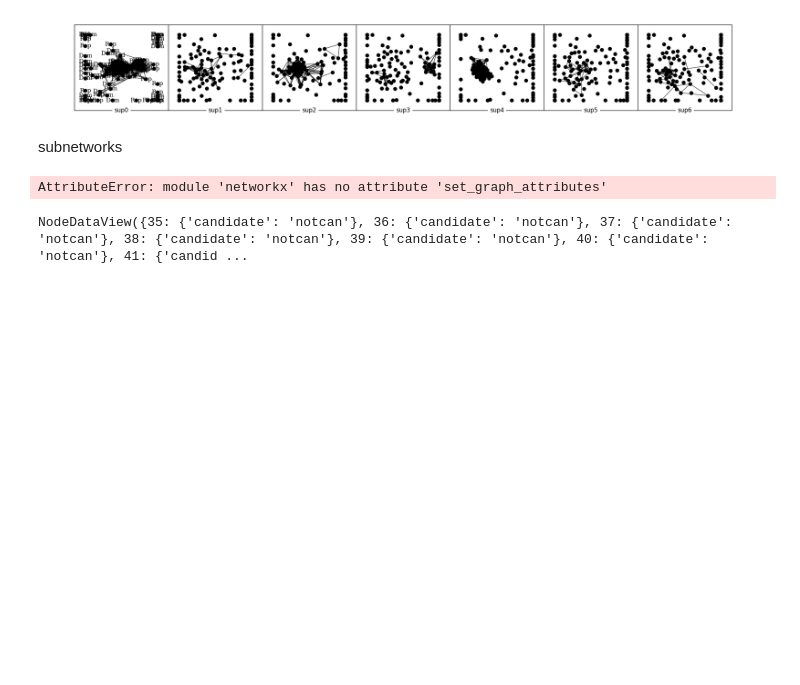
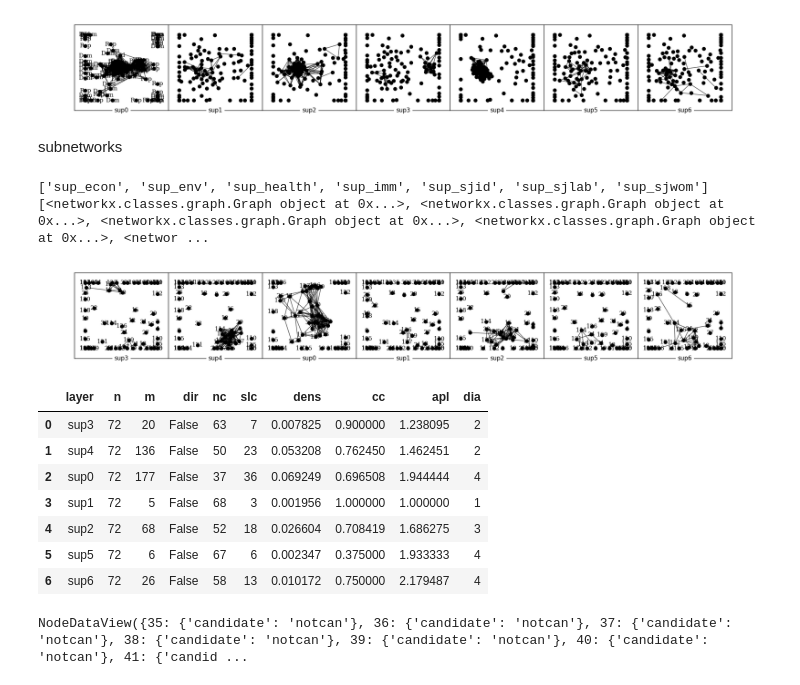
Before and after one commit to CEL-lab/multilayer_polarization, a Jupyter notebook: analysis/multinet.ipynb, the cells around one changed output. Drawn from its saved outputs; the diff is of its cells as text; code cells hidden in the pictures; blank space fills up the shorter version.

```diff
--- a/analysis/multinet.ipynb
+++ b/analysis/multinet.ipynb
@@ -154,7 +154,7 @@ def construct_layers(type="sup", subgraph = "can"):
         table_name = table[0]
         if table_name.startswith(type):
             table_names.append(table_name)
-
+    print(table_names)
     # Construct adjacency matrices
     for table_name in table_names:
         # Read the table data into a pandas DataFrame
@@ -176,35 +176,45 @@ def construct_layers(type="sup", subgraph = "can"):
         #create subgraph based on candidate attribute
         G = G.subgraph([n for n, d in G.nodes(data=True) if d["candidate"] == subgraph])
 
 
         # Assign the resulting graph to a list element
         layers.append(G)
 
     return layers
 
 # Call the function to construct supervised layers
-layers_sub = construct_layers("sup", "notcan")
+layers_sub = construct_layers("sup", "can")
 
 # 'layers_sup' is a list of networkx.Graph objects
 print(layers_sub)
 
 #construct multiplex network
 mg = ml.empty()
 for i, layer in enumerate(layers_sub):
     ml.add_nx_layer(mg, layer, name=f"sup{i}")
 
 def df(d):
     return pd.DataFrame.from_dict(d)
 
 df(ml.edges(mg))
 
 
 
 #plot multiplex network
 ml.plot(mg)
 df(ml.summary(mg))
 # %% [output]
-AttributeError: module 'networkx' has no attribute 'set_graph_attributes'
+['sup_econ', 'sup_env', 'sup_health', 'sup_imm', 'sup_sjid', 'sup_sjlab', 'sup_sjwom']
+[<networkx.classes.graph.Graph object at 0x...>, <networkx.classes.graph.Graph object at 0x...>, <networkx.classes.graph.Graph object at 0x...>, <networkx.classes.graph.Graph object at 0x...>, <networ ...
+[figure, added]
+|  | layer | n | m | dir | nc | slc | dens | cc | apl | dia |
+| 0 | sup3 | 72 | 20 | False | 63 | 7 | 0.007825 | 0.900000 | 1.238095 | 2 |
+| 1 | sup4 | 72 | 136 | False | 50 | 23 | 0.053208 | 0.762450 | 1.462451 | 2 |
+| 2 | sup0 | 72 | 177 | False | 37 | 36 | 0.069249 | 0.696508 | 1.944444 | 4 |
+| 3 | sup1 | 72 | 5 | False | 68 | 3 | 0.001956 | 1.000000 | 1.000000 | 1 |
+| 4 | sup2 | 72 | 68 | False | 52 | 18 | 0.026604 | 0.708419 | 1.686275 | 3 |
+| 5 | sup5 | 72 | 6 | False | 67 | 6 | 0.002347 | 0.375000 | 1.933333 | 4 |
+| 6 | sup6 | 72 | 26 | False | 58 | 13 | 0.010172 | 0.750000 | 2.179487 | 4 |
 # %%
 layers_sub[0].nodes(data=True)
 # %% [output]
```
Also changed, not shown: 1 other file.
